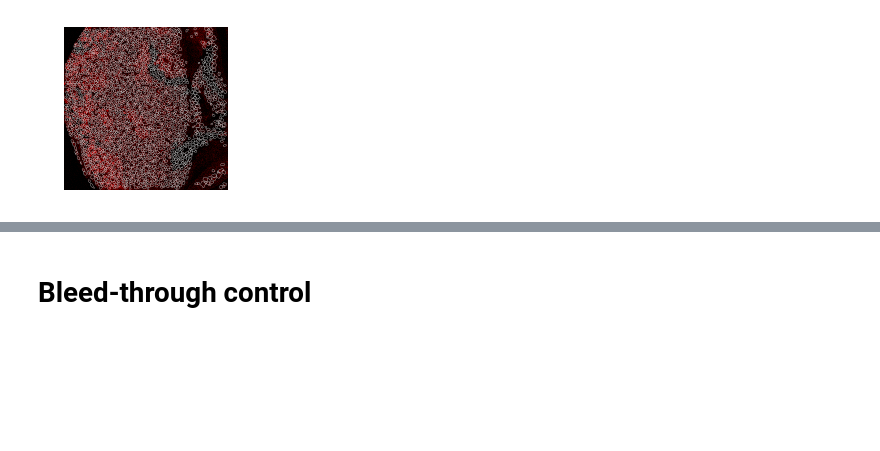
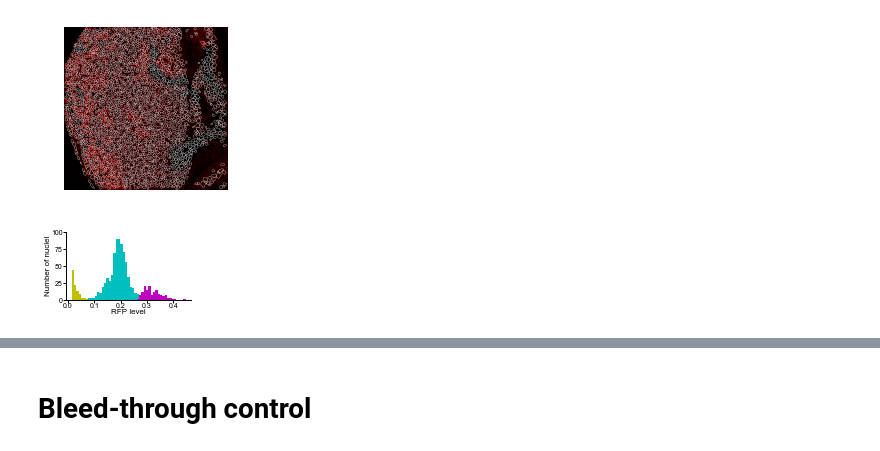
Before and after one commit to sbernasek/flyqma, a Jupyter notebook: notebooks/methods_figure.ipynb, the cells around one changed output, grey strips where cells are left out. Cells and saved outputs as stored; diff of their text form; code cells hidden in the pictures; blank space fills up the shorter version.

```diff
--- a/notebooks/methods_figure.ipynb
+++ b/notebooks/methods_figure.ipynb
@@ -75,4 +75,11 @@ figsize = (3, 3)
 fig1 = layer.get_channel('r').show(segments=True, figsize=figsize, lw=.25, color='w')
 # %% [output]
 [figure]
+# %%
+fig, ax = plt.subplots(figsize=(2.25, 1.25))
+layer.cell_classifier.show(ax=ax)
+ax.set_ylim(0, 100)
+#layer.cell_classifier.fig.savefig('../graphics/cell_classifier.pdf', dpi=300, format='pdf', transparent=True, rasterized=True)
+# %% [output]
+[figure, added]
 # %%
```
Also changed, not shown: parts of 5 cells of this notebook, 8 other files.
